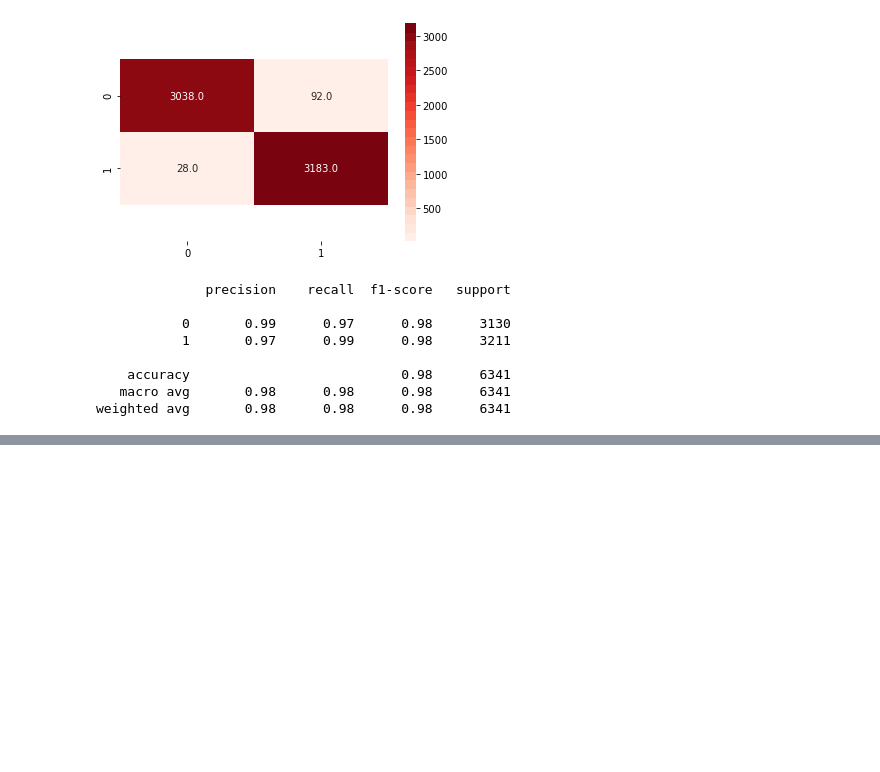
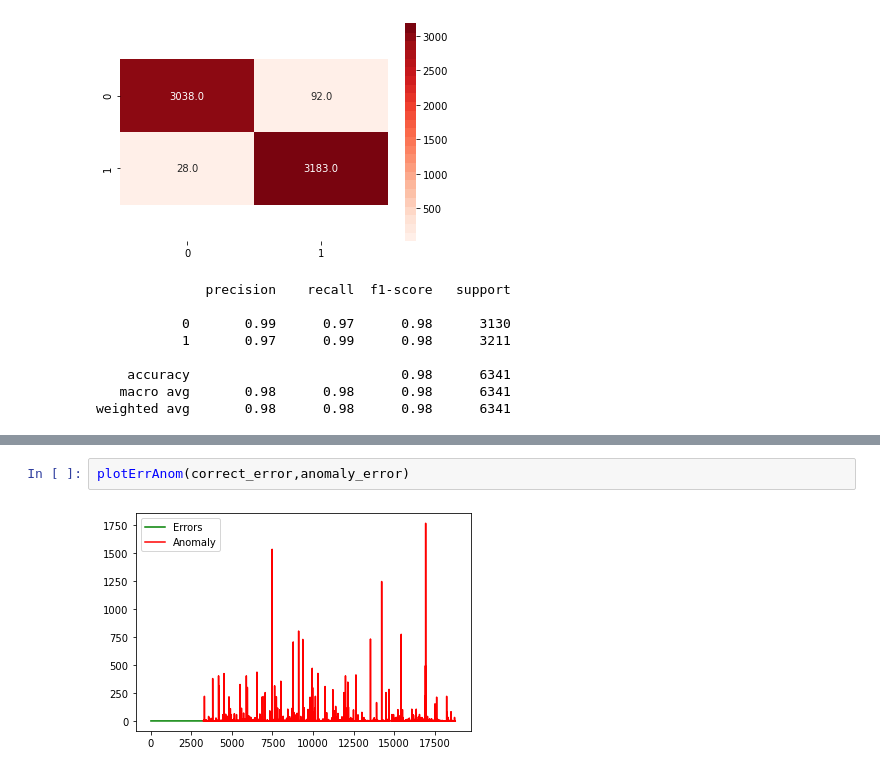
Before and after one commit to Elmaravilla7/ProjML, a Jupyter notebook: Untitled2.ipynb, the cells around one changed output, grey strips where cells are left out. Cells and saved outputs as stored; diff of their text form; blank space fills up the shorter version.

```diff
--- a/Untitled2.ipynb
+++ b/Untitled2.ipynb
@@ -513,0 +643,4 @@ weighted avg       0.98      0.98      0.98      6341
+# %%
+plotErrAnom(correct_error,anomaly_error)
+# %% [output]
+[figure, added]
```
Also changed, not shown: parts of 9 cells of this notebook.
